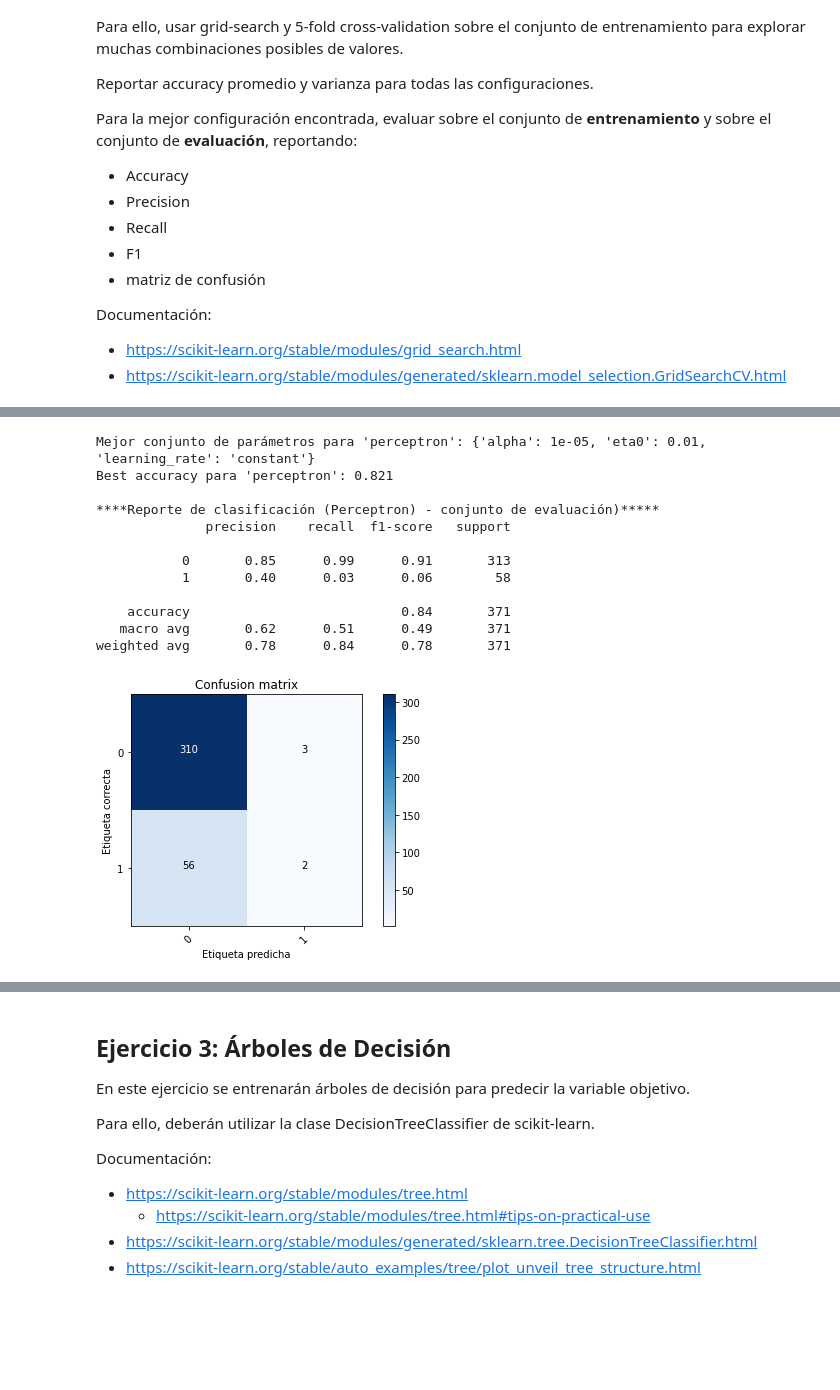
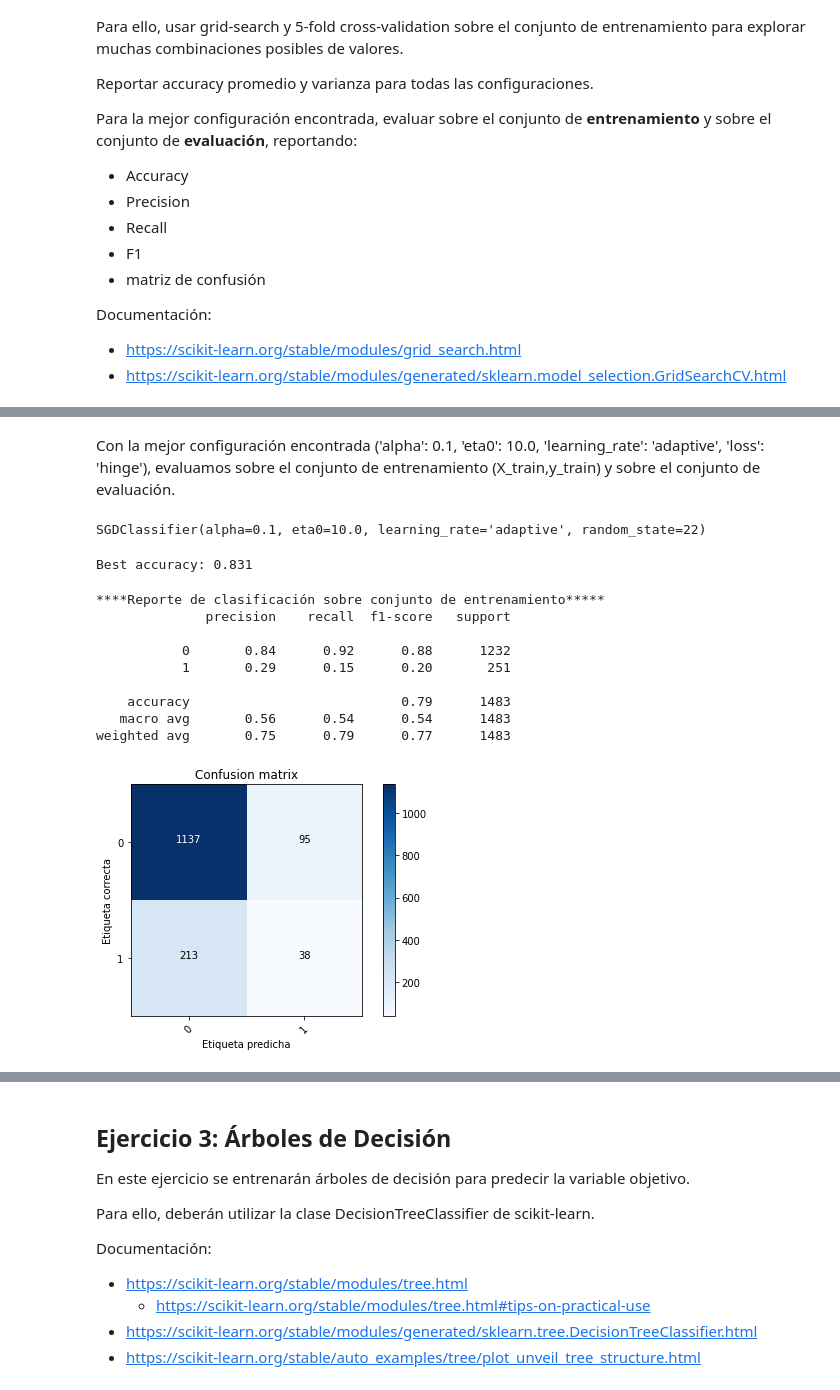
Before and after one commit to pablonicolasr/diplodatos-iaa-2022-grupo32, a Jupyter notebook: Lab2_Garay.ipynb, the cells around one changed output, grey strips where cells are left out. Drawn from its saved outputs; the diff is of its cells as text; code cells hidden in the pictures; blank space fills up the shorter version.

```diff
--- a/Lab2_Garay.ipynb
+++ b/Lab2_Garay.ipynb
@@ -295 +311,10 @@ param_grid = {
+# %%
+param_grid = {
+    'loss': ['hinge', 'log', 'perceptron'],
+     'learning_rate': ['constant', 'optimal','adaptive'],
+        'eta0': [1.0e-7, 1.0e-6, 1.0e-5, 1.0e-4, 1.0e-3, 1.0e-2, 1.0e-1, 1.0e0, 1.0e1],  #tasa de entrenamiento
+        'alpha': [1.0e-7, 1.0e-6, 1.0e-5, 1.0e-4, 1.0e-3, 1.0e-2, 1.0e-1, 1.0e0, 1.0e1]  #tasa de regularización
+}
+#
+#hinge=
 # %%
@@ -334,29 +329,33 @@ param_grid = {
-# %%
-model2 = linear_model.SGDClassifier(random_state=24,loss='perceptron',tol=1e-3)
-cv2 = GridSearchCV(model2, param_grid, scoring='accuracy', cv=5)
-cv2.fit(X_train, y_train)
-print("Mejor conjunto de parámetros para 'perceptron':", cv2.best_params_)
-print("Best accuracy para 'perceptron': %0.03f" % cv2.score(X_train,y_train))
-print("           ")
-print("****Reporte de clasificación (Perceptron) - conjunto de evaluación)*****")
-y_true, y_pred = y_test, cv2.predict(X_test)
-print(classification_report(y_true, y_pred))
-
-confusion_matrix(y_true, y_pred)
-cmpred = confusion_matrix(y_true, y_pred)
-
-plot_confusion_matrix(cmpred,[0, 1])
-# %% [output]
-Mejor conjunto de parámetros para 'perceptron': {'alpha': 1e-05, 'eta0': 0.01, 'learning_rate': 'constant'}
-Best accuracy para 'perceptron': 0.821
-
-****Reporte de clasificación (Perceptron) - conjunto de evaluación)*****
-              precision    recall  f1-score   support
-
-           0       0.85      0.99      0.91       313
-           1       0.40      0.03      0.06        58
-
-    accuracy                           0.84       371
-   macro avg       0.62      0.51      0.49       371
-weighted avg       0.78      0.84      0.78       371
-[figure, removed]
+# %% [markdown]
+Con la mejor configuración encontrada ('alpha': 0.1, 'eta0': 10.0, 'learning_rate': 'adaptive', 'loss': 'hinge'), evaluamos sobre el conjunto de entrenamiento (X_train,y_train) y sobre el conjunto de evaluación.
+# %%
+modelb = linear_model.SGDClassifier(random_state=22, loss='hinge', alpha=0.1, eta0=10.0, learning_rate='adaptive')
+modelb.fit(X_train, y_train)
+# %% [output]
+SGDClassifier(alpha=0.1, eta0=10.0, learning_rate='adaptive', random_state=22)
+# %%
+print("Best accuracy: %0.03f" % cv2.score(X_train,y_train)) #consultar que no da lo mismo que gridsearch
+# %% [output]
+Best accuracy: 0.831
+# %%
+y_train_predb = modelb.predict(X_train)
+y_test_predb = modelb.predict(X_test)
+# %%
+print("****Reporte de clasificación sobre conjunto de entrenamiento*****")
+print(classification_report(y_train, y_train_predb))
+
+confusion_matrix(y_train, y_train_predb)
+cmpbb = confusion_matrix(y_train, y_train_predb)
+
+plot_confusion_matrix(cmpbb,[0, 1])
+# %% [output]
+****Reporte de clasificación sobre conjunto de entrenamiento*****
+              precision    recall  f1-score   support
+
+           0       0.84      0.92      0.88      1232
+           1       0.29      0.15      0.20       251
+
+    accuracy                           0.79      1483
+   macro avg       0.56      0.54      0.54      1483
+weighted avg       0.75      0.79      0.77      1483
+[figure, added]
```
Also changed, not shown: parts of 9 cells of this notebook.
